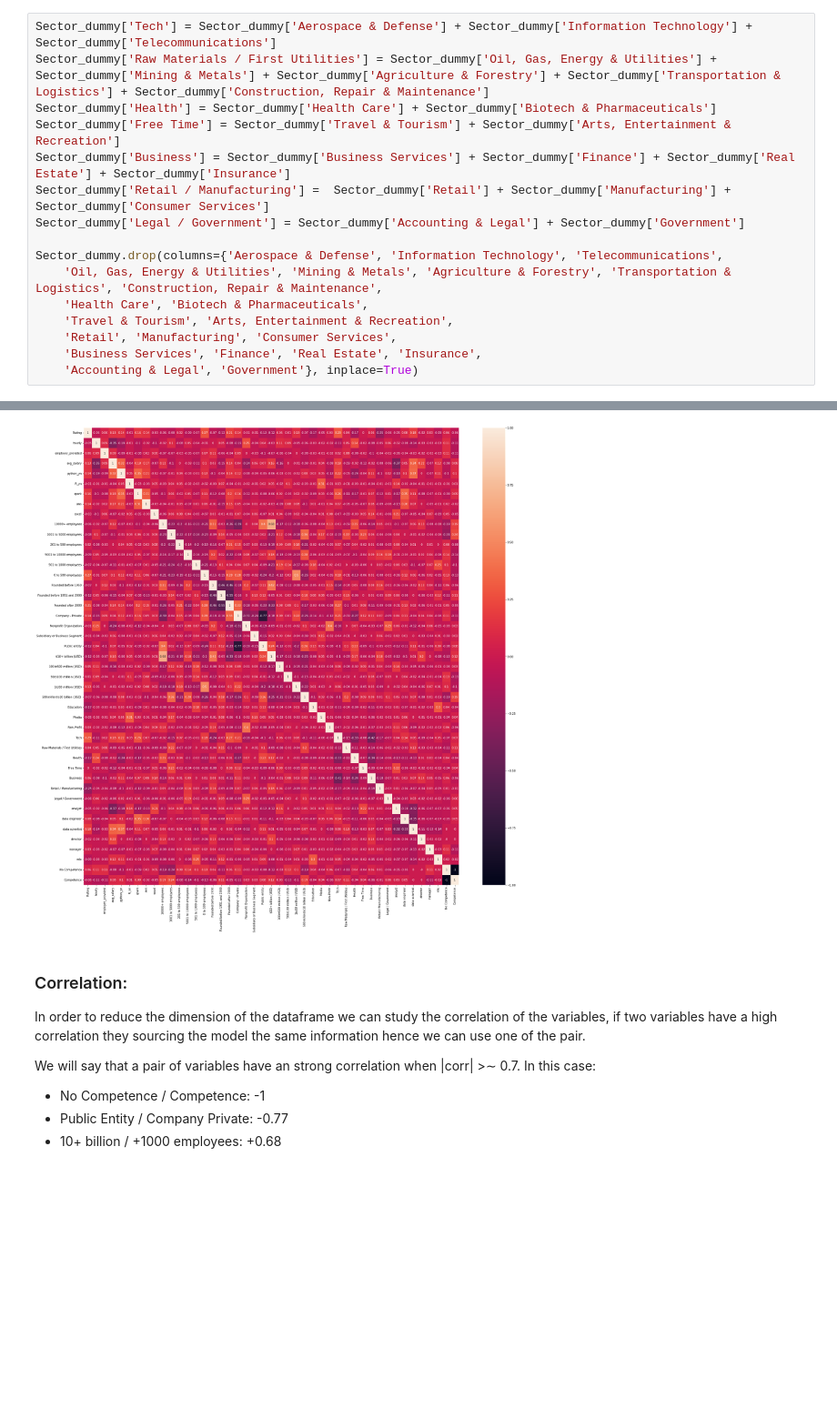
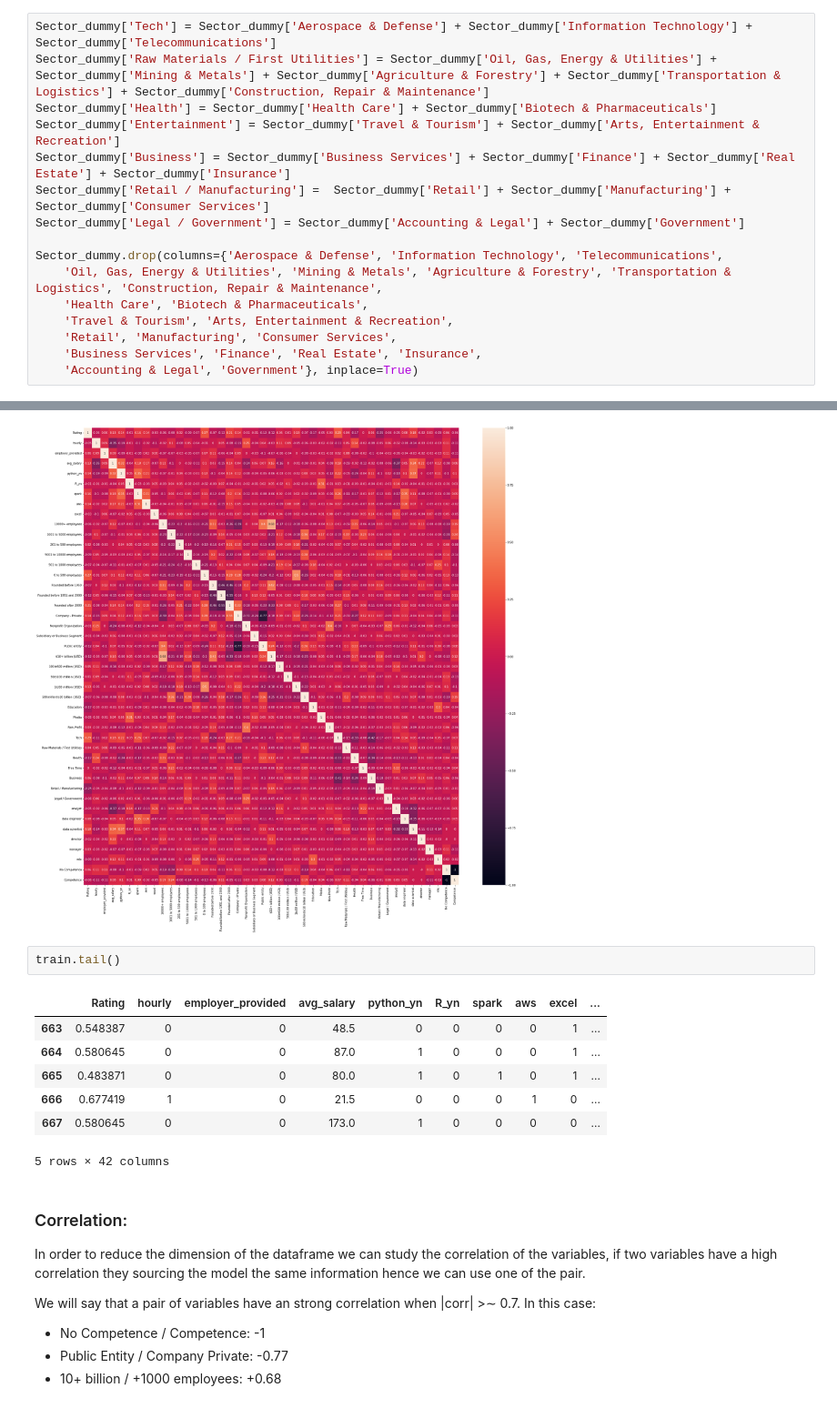
Before and after one commit to mateoricio/Glassdoor-salary-prediction, a Jupyter notebook: salary_prediction.ipynb, the cells around one changed output, grey strips where cells are left out. Shown at 91% size. Drawn from its saved outputs; the diff is of its cells as text; blank space fills up the shorter version.

```diff
--- a/salary_prediction.ipynb
+++ b/salary_prediction.ipynb
@@ -225,7 +226,7 @@ Sector_dummy.sum().plot.bar(figsize=wide, color='gold', rot=90);
 Sector_dummy['Tech'] = Sector_dummy['Aerospace & Defense'] + Sector_dummy['Information Technology'] + Sector_dummy['Telecommunications']
 Sector_dummy['Raw Materials / First Utilities'] = Sector_dummy['Oil, Gas, Energy & Utilities'] + Sector_dummy['Mining & Metals'] + Sector_dummy['Agriculture & Forestry'] + Sector_dummy['Transportation & Logistics'] + Sector_dummy['Construction, Repair & Maintenance']
 Sector_dummy['Health'] = Sector_dummy['Health Care'] + Sector_dummy['Biotech & Pharmaceuticals']
-Sector_dummy['Free Time'] = Sector_dummy['Travel & Tourism'] + Sector_dummy['Arts, Entertainment & Recreation']
+Sector_dummy['Entertainment'] = Sector_dummy['Travel & Tourism'] + Sector_dummy['Arts, Entertainment & Recreation']
 Sector_dummy['Business'] = Sector_dummy['Business Services'] + Sector_dummy['Finance'] + Sector_dummy['Real Estate'] + Sector_dummy['Insurance']
 Sector_dummy['Retail / Manufacturing'] =  Sector_dummy['Retail'] + Sector_dummy['Manufacturing'] + Sector_dummy['Consumer Services']
 Sector_dummy['Legal / Government'] = Sector_dummy['Accounting & Legal'] + Sector_dummy['Government']
@@ -320,6 +321,16 @@ fig, ax = plt.subplots(figsize=large_square)
 heatmap(train.corr().round(2), annot=True);
 # %% [output]
 [figure]
+# %%
+train.tail()
+# %% [output]
+|  | Rating | hourly | employer_provided | avg_salary | python_yn | R_yn | spark | aws | excel | ... |
+| 663 | 0.548387 | 0 | 0 | 48.5 | 0 | 0 | 0 | 0 | 1 | ... |
+| 664 | 0.580645 | 0 | 0 | 87.0 | 1 | 0 | 0 | 0 | 1 | ... |
+| 665 | 0.483871 | 0 | 0 | 80.0 | 1 | 0 | 1 | 0 | 1 | ... |
+| 666 | 0.677419 | 1 | 0 | 21.5 | 0 | 0 | 0 | 1 | 0 | ... |
+| 667 | 0.580645 | 0 | 0 | 173.0 | 1 | 0 | 0 | 0 | 0 | ... |
+5 rows × 42 columns
 # %% [markdown]
 ### Correlation:
 
```
Also changed, not shown: parts of 16 cells of this notebook.
